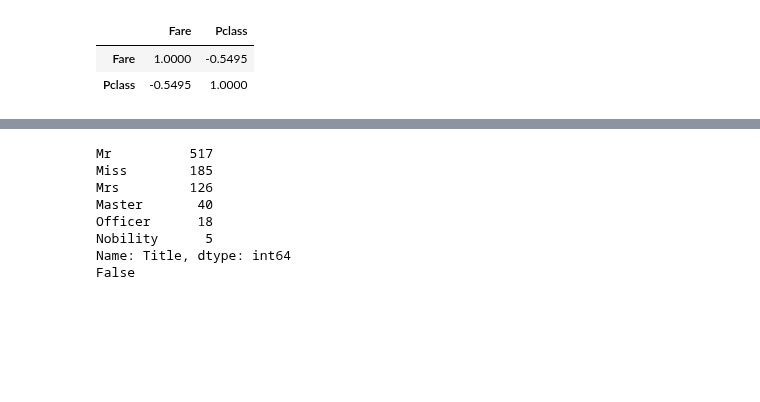
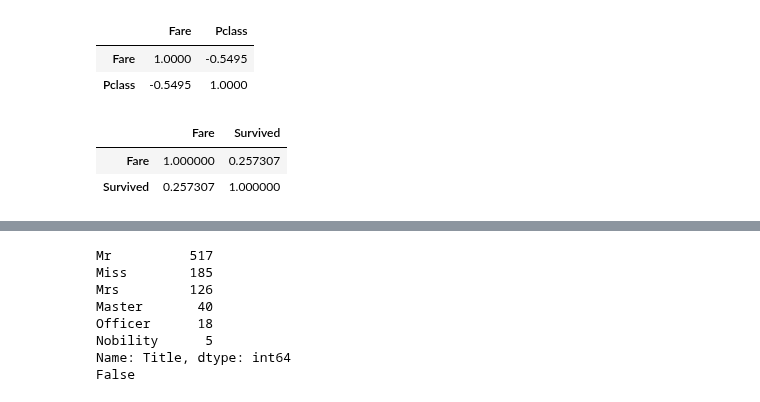
Before and after one commit to FionaLippert/DataMining, a Jupyter notebook: titanic.ipynb, the cells around one changed output, grey strips where cells are left out. Cells and saved outputs as stored; diff of their text form; code cells hidden in the pictures; blank space fills up the shorter version.

```diff
--- a/titanic.ipynb
+++ b/titanic.ipynb
@@ -195,6 +197,12 @@ train[['Fare','Pclass']].corr()
 |  | Fare | Pclass |
 | Fare | 1.0000 | -0.5495 |
 | Pclass | -0.5495 | 1.0000 |
+# %%
+train[['Fare','Survived']].corr()
+# %% [output]
+|  | Fare | Survived |
+| Fare | 1.000000 | 0.257307 |
+| Survived | 0.257307 | 1.000000 |
 # %%
 for i in train:
     train['Title'] = train.Name.str.extract(' ([A-Za-z]+)\.', expand=False)
```
Also changed, not shown: parts of 15 cells of this notebook, 1 other file.
